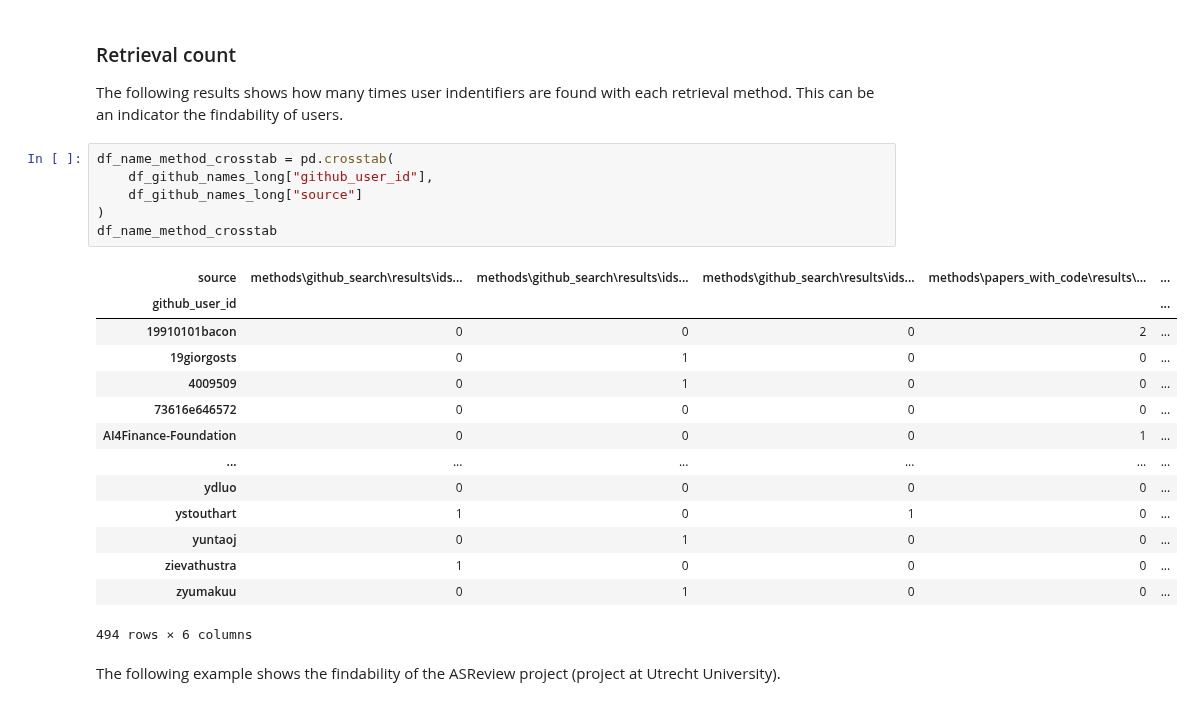
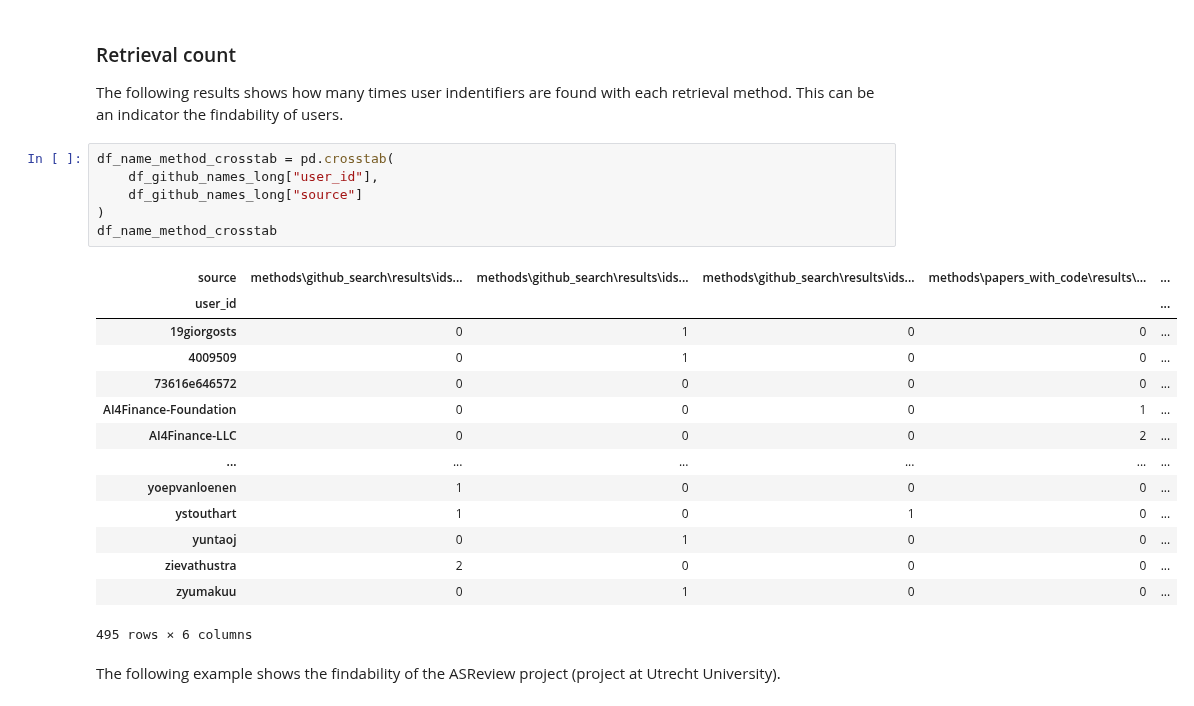
Before and after one commit to UtrechtUniversity/SWORDS-UU, a Jupyter notebook: collect_users/analysis_of_user_collection_methods.ipynb, the cells around one changed output. Saved outputs shown, nothing was run; the diff lists cells and outputs as text.

```diff
--- a/collect_users/analysis_of_user_collection_methods.ipynb
+++ b/collect_users/analysis_of_user_collection_methods.ipynb
@@ -57,25 +57,25 @@ df_github_names_long
 The following results shows how many times user indentifiers are found with each retrieval method. This can be an indicator the findability of users.
 # %%
 df_name_method_crosstab = pd.crosstab(
-    df_github_names_long["github_user_id"],
+    df_github_names_long["user_id"],
     df_github_names_long["source"]
 )
 df_name_method_crosstab
 # %% [output]
 | source | methods\github_search\results\ids... | methods\github_search\results\ids... | methods\github_search\results\ids... | methods\papers_with_code\results\... | ... |
-| github_user_id |  |  |  |  | ... |
-| 19910101bacon | 0 | 0 | 0 | 2 | ... |
+| user_id |  |  |  |  | ... |
 | 19giorgosts | 0 | 1 | 0 | 0 | ... |
 | 4009509 | 0 | 1 | 0 | 0 | ... |
 | 73616e646572 | 0 | 0 | 0 | 0 | ... |
 | AI4Finance-Foundation | 0 | 0 | 0 | 1 | ... |
+| AI4Finance-LLC | 0 | 0 | 0 | 2 | ... |
 | ... | ... | ... | ... | ... | ... |
-| ydluo | 0 | 0 | 0 | 0 | ... |
+| yoepvanloenen | 1 | 0 | 0 | 0 | ... |
 | ystouthart | 1 | 0 | 1 | 0 | ... |
 | yuntaoj | 0 | 1 | 0 | 0 | ... |
-| zievathustra | 1 | 0 | 0 | 0 | ... |
+| zievathustra | 2 | 0 | 0 | 0 | ... |
 | zyumakuu | 0 | 1 | 0 | 0 | ... |
-494 rows × 6 columns
+495 rows × 6 columns
 # %% [markdown]
 The following example shows the findability of the ASReview project (project at Utrecht University).
 # %%
```
Also changed, not shown: parts of 9 cells of this notebook, 1 other file.
